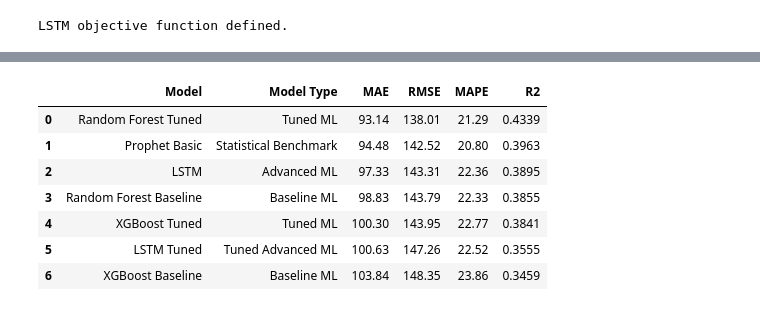
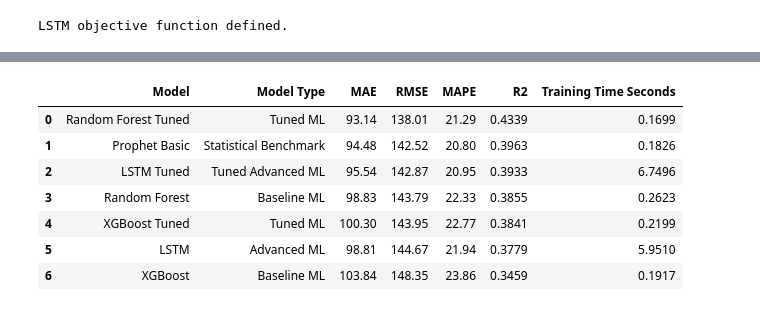
Before and after one commit to sergey-kasatov/time-series-forecasting-project, a Jupyter notebook: notebooks/04_model_training_tuning_mlflow.ipynb, the cells around one changed output, grey strips where cells are left out. Drawn from its saved outputs; the diff is of its cells as text; code cells hidden in the pictures.

```diff
--- a/notebooks/04_model_training_tuning_mlflow.ipynb
+++ b/notebooks/04_model_training_tuning_mlflow.ipynb
@@ -94,7 +243,7 @@ In this notebook, this dataset is used to train regression-based machine learnin
 # %%
 # Load the feature-engineered dataset
 
-feature_data_path = "../../data/processed/feature_engineered_timeseries.csv"
+feature_data_path = "../data/processed/feature_engineered_timeseries.csv"
 
 df = pd.read_csv(feature_data_path, parse_dates=["date"])
 
@@ -1390,11 +1338,14 @@ The trained LSTM model is used to generate predictions for the test period.
 
 Because the target variable was scaled before training, the predictions are transformed back to the original sales scale before calculating the evaluation metrics.
 # %%
-# Generate and evaluate LSTM predictions
+# Generate predictions and evaluate the basic LSTM model
 
 lstm_preds_scaled = lstm_model.predict(X_test_lstm, verbose=0)
 
-lstm_preds = target_scaler.inverse_transform(lstm_preds_scaled).ravel()
+lstm_preds = target_scaler.inverse_transform(
+    lstm_preds_scaled.reshape(-1, 1)
+).ravel()
+
 lstm_preds = np.clip(lstm_preds, 0, None)
 
 lstm_result = evaluate_model(
@@ -1402,6 +1353,9 @@ lstm_result = evaluate_model(
     y_test,
     lstm_preds
 )
+
+lstm_result["Model Type"] = "Advanced ML"
+lstm_result["Training Time Seconds"] = lstm_training_time_seconds
 # %% [output]
 LSTM — Evaluation Metrics
 ----------------------------------------
@@ -1636,6 +1571,7 @@ tuned_lstm_result = evaluate_model(
     tuned_lstm_preds
 )
 
+tuned_lstm_result["Model Type"] = "Tuned Advanced ML"
 tuned_lstm_result["Training Time Seconds"] = tuned_lstm_training_time_seconds
 
 print("Tuned LSTM training completed.")
@@ -1712,50 +1632,100 @@ This comparison includes the strongest statistical benchmark, the most relevant
 final_comparison_with_lstm = tuning_comparison_df.copy()
 
 lstm_rows = pd.DataFrame([
     {
         "Model": "LSTM",
         "Model Type": "Advanced ML",
         "MAE": lstm_result["MAE"],
         "RMSE": lstm_result["RMSE"],
         "MAPE": lstm_result["MAPE"],
-        "R2": lstm_result["R2"]
+        "R2": lstm_result["R2"],
+        "Training Time Seconds": lstm_result["Training Time Seconds"]
     },
     {
         "Model": "LSTM Tuned",
         "Model Type": "Tuned Advanced ML",
         "MAE": tuned_lstm_result["MAE"],
         "RMSE": tuned_lstm_result["RMSE"],
         "MAPE": tuned_lstm_result["MAPE"],
-        "R2": tuned_lstm_result["R2"]
+        "R2": tuned_lstm_result["R2"],
+        "Training Time Seconds": tuned_lstm_result["Training Time Seconds"]
     }
 ])
 
 final_comparison_with_lstm = pd.concat(
     [final_comparison_with_lstm, lstm_rows],
     ignore_index=True
 )
 
-final_comparison_with_lstm = final_comparison_with_lstm.round({
-    "MAE": 2,
-    "RMSE": 2,
-    "MAPE": 2,
-    "R2": 4
-})
+final_comparison_with_lstm = final_comparison_with_lstm[
+    ["Model", "Model Type", "MAE", "RMSE", "MAPE", "R2", "Training Time Seconds"]
+]
 
-final_comparison_with_lstm = final_comparison_with_lstm.sort_values("RMSE").reset_index(drop=True)
+final_comparison_with_lstm["MAE"] = final_comparison_with_lstm["MAE"].round(2)
+final_comparison_with_lstm["RMSE"] = final_comparison_with_lstm["RMSE"].round(2)
+final_comparison_with_lstm["MAPE"] = final_comparison_with_lstm["MAPE"].round(2)
+final_comparison_with_lstm["R2"] = final_comparison_with_lstm["R2"].round(4)
+final_comparison_with_lstm["Training Time Seconds"] = final_comparison_with_lstm["Training Time Seconds"].round(4)
+
+final_comparison_with_lstm = (
+    final_comparison_with_lstm
+    .sort_values("RMSE")
+    .reset_index(drop=True)
+)
 
 display(final_comparison_with_lstm)
 
+final_champion_model_name = final_comparison_with_lstm.loc[0, "Model"]
+final_champion_model_rmse = final_comparison_with_lstm.loc[0, "RMSE"]
+
 print("Final champion model by RMSE:")
-print(final_comparison_with_lstm.loc[0, "Model"])
+print(final_champion_model_name)
+print(f"Final champion RMSE: {final_champion_model_rmse:.2f}")
+
+
+# Select the final champion model object for saving
+
+if final_champion_model_name == "Random Forest Tuned":
+    final_champion_model = tuned_rf_model
+    final_champion_predictions = tuned_rf_preds
+    final_champion_params = best_rf_params_clean
+
+elif final_champion_model_name == "XGBoost Tuned":
+    final_champion_model = tuned_xgb_model
+    final_champion_predictions = tuned_xgb_preds
+    final_champion_params = best_xgb_params_clean
+
+elif final_champion_model_name == "LSTM":
+    final_champion_model = lstm_model
+    final_champion_predictions = lstm_preds
+    final_champion_params = {
+        "architecture": "LSTM",
+        "lstm_units": 32,
+        "dropout": 0.2,
+        "dense_units": 16,
+        "learning_rate": 0.001,
+        "batch_size": 16
+    }
+
+elif final_champion_model_name == "LSTM Tuned":
+    final_champion_model = tuned_lstm_model
+    final_champion_predictions = tuned_lstm_preds
+    final_champion_params = best_lstm_params_clean
+
+else:
+    final_champion_model = None
+    final_champion_predictions = None
+    final_champion_params = {}
+
+print("Final champion model object selected.")
 # %% [output]
-|  | Model | Model Type | MAE | RMSE | MAPE | R2 |
-| 0 | Random Forest Tuned | Tuned ML | 93.14 | 138.01 | 21.29 | 0.4339 |
-| 1 | Prophet Basic | Statistical Benchmark | 94.48 | 142.52 | 20.80 | 0.3963 |
-| 2 | LSTM | Advanced ML | 97.33 | 143.31 | 22.36 | 0.3895 |
-| 3 | Random Forest Baseline | Baseline ML | 98.83 | 143.79 | 22.33 | 0.3855 |
-| 4 | XGBoost Tuned | Tuned ML | 100.30 | 143.95 | 22.77 | 0.3841 |
-| 5 | LSTM Tuned | Tuned Advanced ML | 100.63 | 147.26 | 22.52 | 0.3555 |
-| 6 | XGBoost Baseline | Baseline ML | 103.84 | 148.35 | 23.86 | 0.3459 |
+|  | Model | Model Type | MAE | RMSE | MAPE | R2 | Training Time Seconds |
+| 0 | Random Forest Tuned | Tuned ML | 93.14 | 138.01 | 21.29 | 0.4339 | 0.1699 |
+| 1 | Prophet Basic | Statistical Benchmark | 94.48 | 142.52 | 20.80 | 0.3963 | 0.1826 |
+| 2 | LSTM Tuned | Tuned Advanced ML | 95.54 | 142.87 | 20.95 | 0.3933 | 6.7496 |
+| 3 | Random Forest | Baseline ML | 98.83 | 143.79 | 22.33 | 0.3855 | 0.2623 |
+| 4 | XGBoost Tuned | Tuned ML | 100.30 | 143.95 | 22.77 | 0.3841 | 0.2199 |
+| 5 | LSTM | Advanced ML | 98.81 | 144.67 | 21.94 | 0.3779 | 5.9510 |
+| 6 | XGBoost | Baseline ML | 103.84 | 148.35 | 23.86 | 0.3459 | 0.1917 |
 Final champion model by RMSE:
 Random Forest Tuned
```
Also changed, not shown: parts of 74 cells of this notebook, 5 other files.
